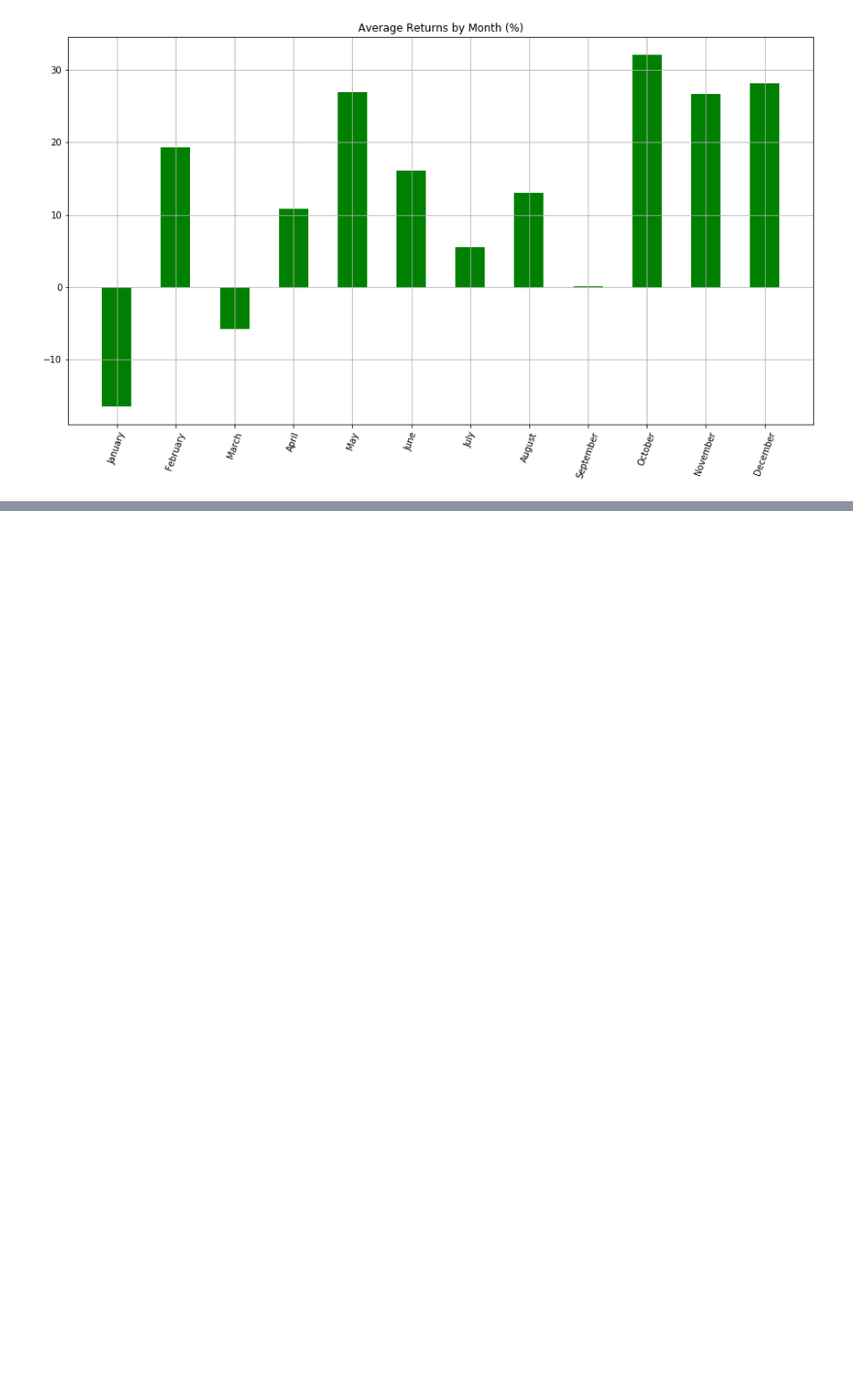
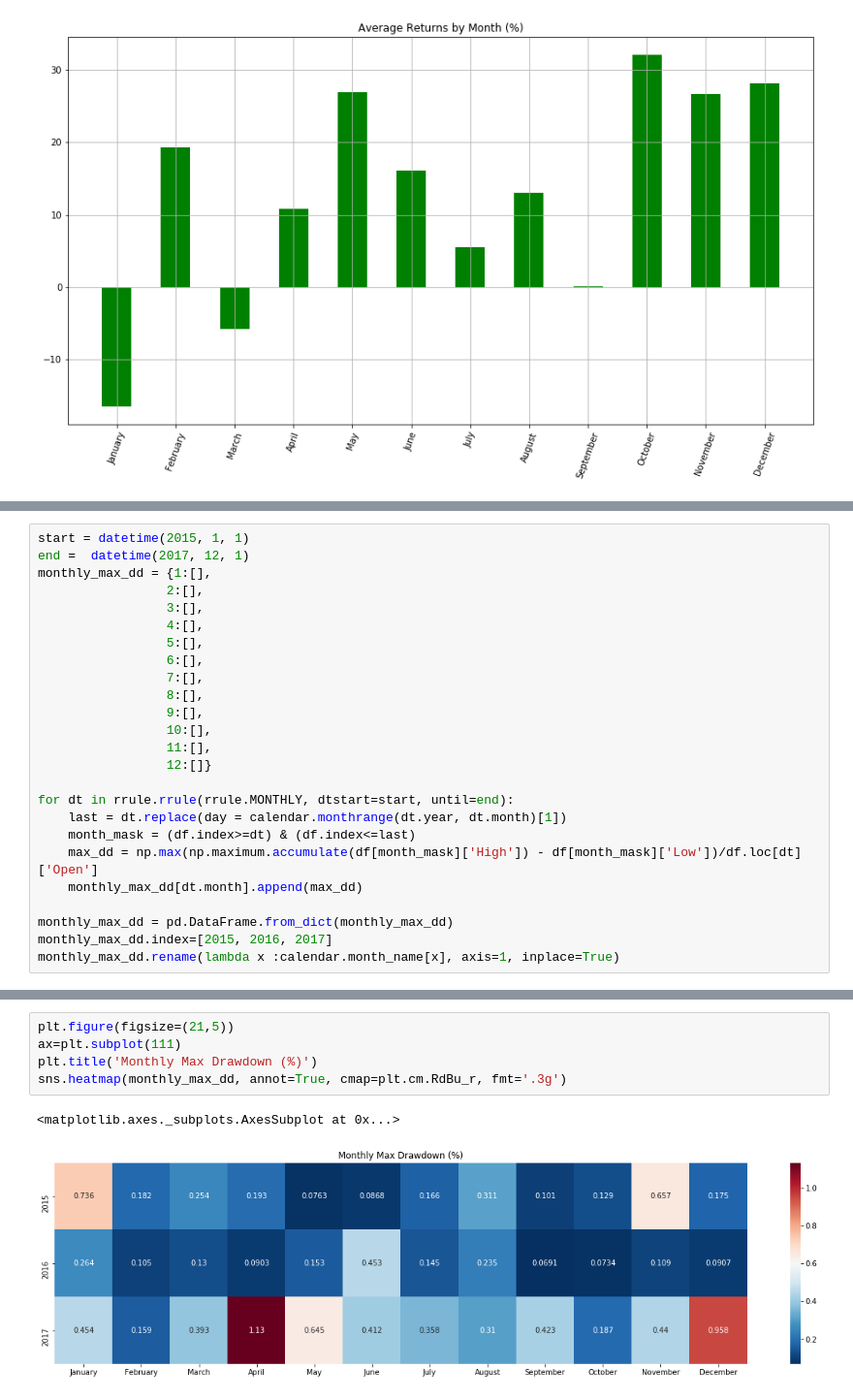
Before and after one commit to shayanrc/Crypto-Analysis, a Jupyter notebook: BTCUSD_Historical_Analysis.ipynb, the cells around one changed output, grey strips where cells are left out. Shown: that part at 97% size. Saved outputs shown, nothing was run; the diff lists cells and outputs as text; blank space fills up the shorter version.

Commit message:
Added Max Drawdown

```diff
--- a/BTCUSD_Historical_Analysis.ipynb
+++ b/BTCUSD_Historical_Analysis.ipynb
@@ -132,0 +137,25 @@ Text(0.5,1,'Average Returns by Month (%)')
+# %%
+start = datetime(2015, 1, 1)
+end =  datetime(2017, 12, 1)
+monthly_max_dd = {1:[],
+                 2:[],
+                 3:[],
+                 4:[],
+                 5:[],
+                 6:[],
+                 7:[],
+                 8:[],
+                 9:[],
+                 10:[],
+                 11:[],
+                 12:[]}
+
+for dt in rrule.rrule(rrule.MONTHLY, dtstart=start, until=end):
+    last = dt.replace(day = calendar.monthrange(dt.year, dt.month)[1])
+    month_mask = (df.index>=dt) & (df.index<=last)
+    max_dd = np.max(np.maximum.accumulate(df[month_mask]['High']) - df[month_mask]['Low'])/df.loc[dt]['Open']
+    monthly_max_dd[dt.month].append(max_dd)
+
+monthly_max_dd = pd.DataFrame.from_dict(monthly_max_dd)
+monthly_max_dd.index=[2015, 2016, 2017]
+monthly_max_dd.rename(lambda x :calendar.month_name[x], axis=1, inplace=True)
@@ -132,0 +169,8 @@ Text(0.5,1,'Average Returns by Month (%)')
+# %%
+plt.figure(figsize=(21,5))
+ax=plt.subplot(111)
+plt.title('Monthly Max Drawdown (%)')
+sns.heatmap(monthly_max_dd, annot=True, cmap=plt.cm.RdBu_r, fmt='.3g')
+# %% [output]
+<matplotlib.axes._subplots.AxesSubplot at 0x...>
+[figure, added]
```
Also changed, not shown: parts of 3 cells of this notebook.
